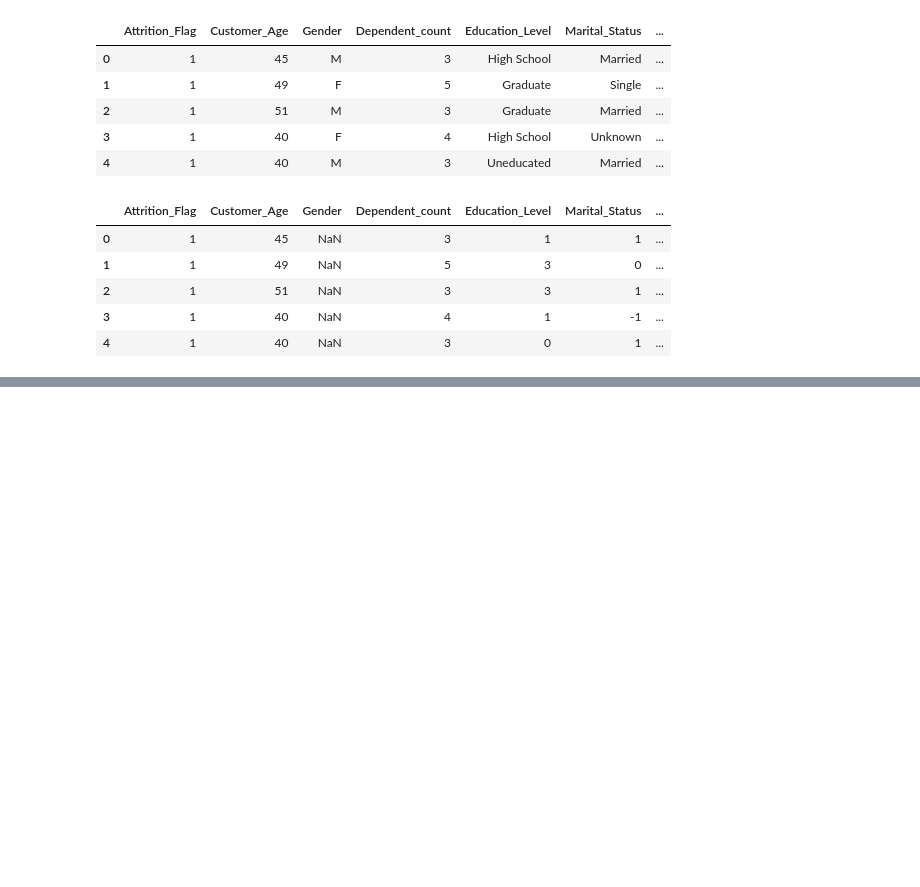
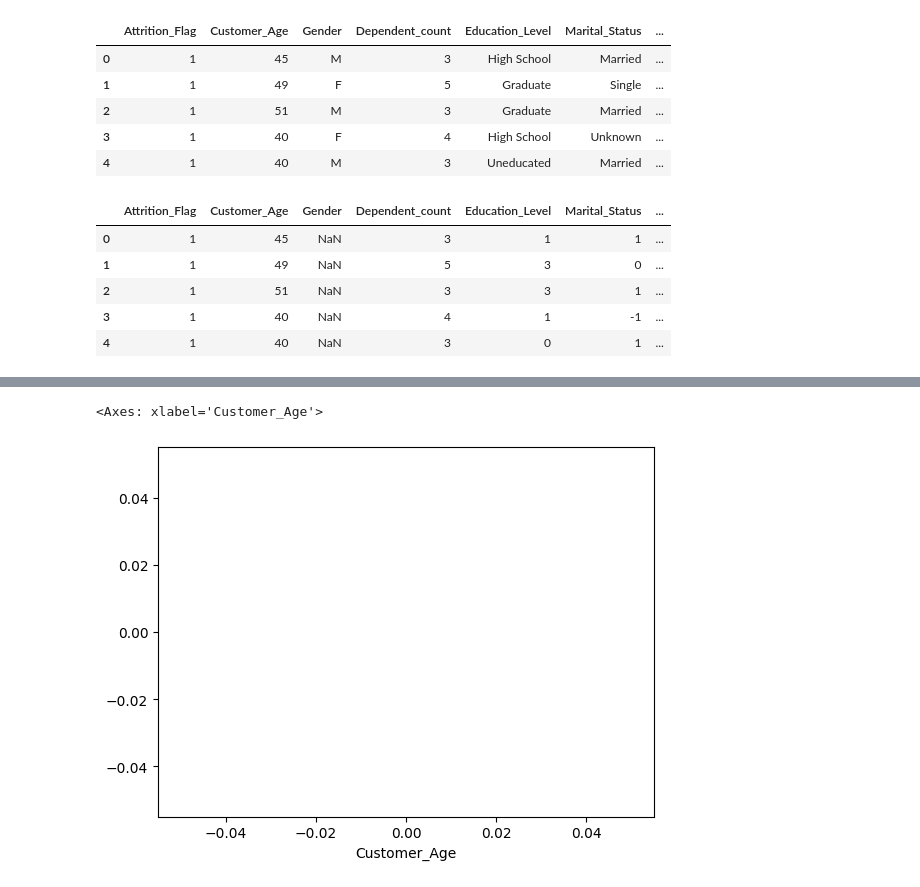
Before and after one commit to vineeethh/credit-card-churn, a Jupyter notebook: Notebook/_002_Exploratory_Data_Analysis_.ipynb, the cells around one changed output, grey strips where cells are left out. Saved outputs shown, nothing was run; the diff lists cells and outputs as text; code cells hidden in the pictures; blank space fills up the shorter version.

```diff
--- a/Notebook/_002_Exploratory_Data_Analysis_.ipynb
+++ b/Notebook/_002_Exploratory_Data_Analysis_.ipynb
@@ -105,0 +117,5 @@ data.head()
+# %%
+sns.scatterplot(x='Customer_Age', data=data)
+# %% [output]
+<Axes: xlabel='Customer_Age'>
+[figure, added]
```
Also changed, not shown: parts of 2 cells of this notebook.
